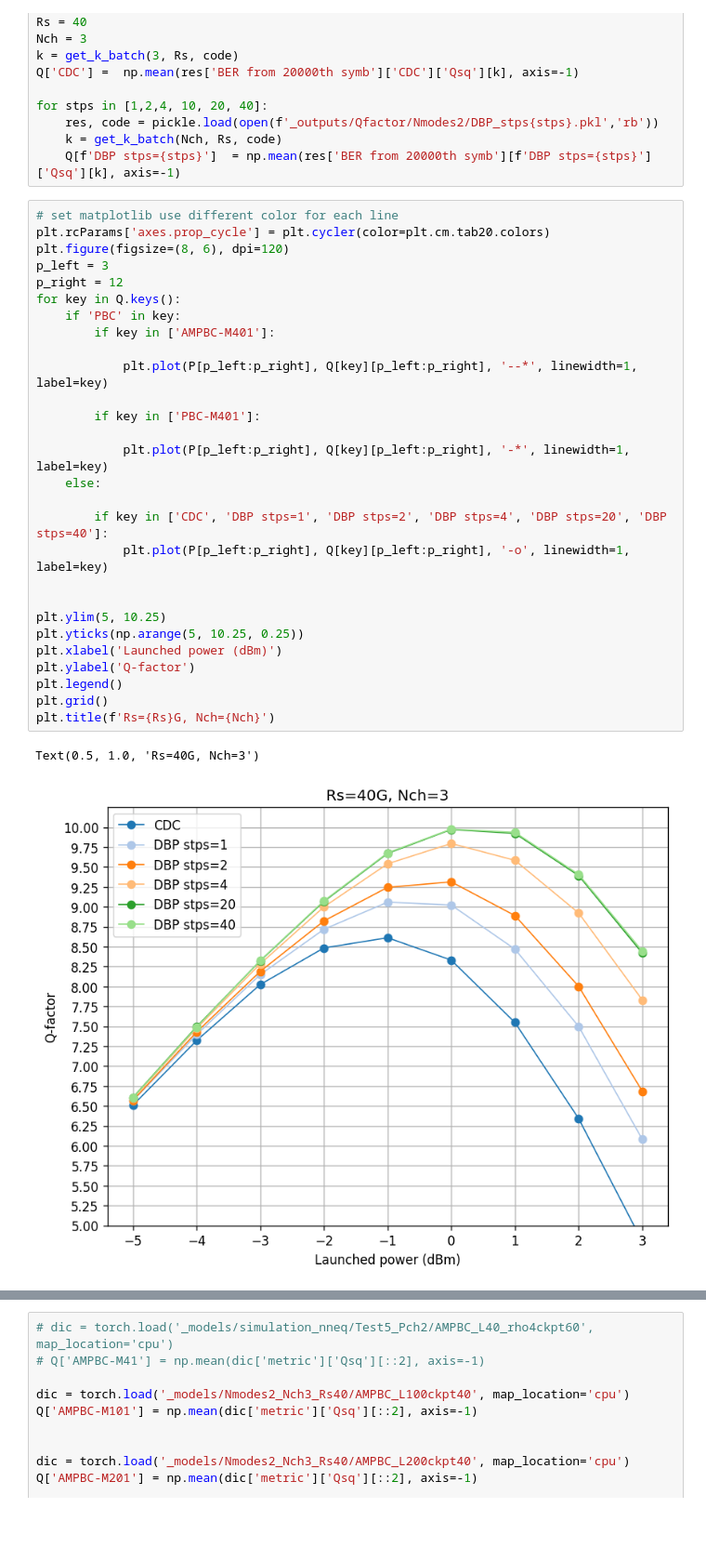
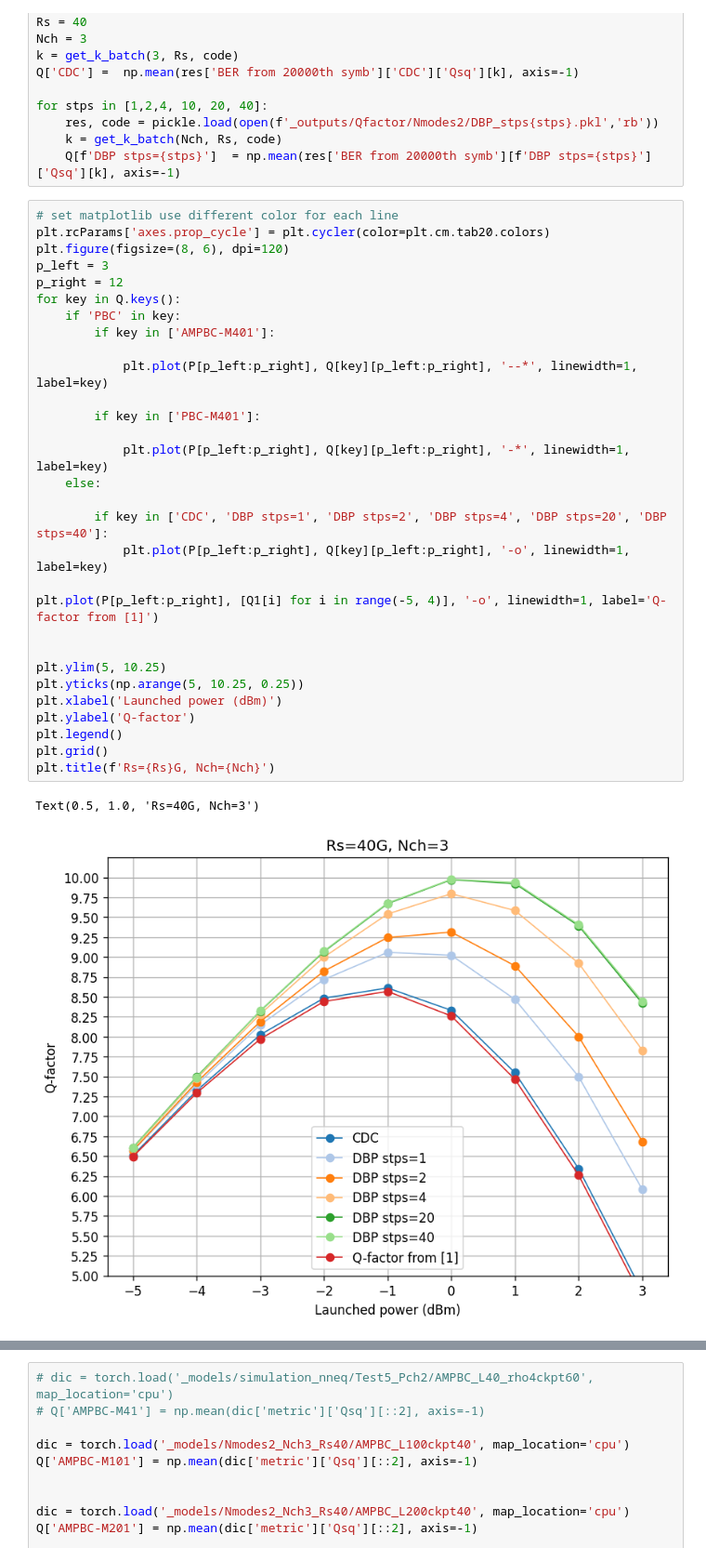
Before and after one commit to xinyuxiao113/TorchFiber, a Jupyter notebook: NN_plot.ipynb, the cells around one changed output, grey strips where cells are left out. Shown at 93% size. Drawn from its saved outputs; the diff is of its cells as text; blank space fills up the shorter version.

```diff
--- a/NN_plot.ipynb
+++ b/NN_plot.ipynb
@@ -17,31 +17,33 @@ for stps in [1,2,4, 10, 20, 40]:
 # %%
 # set matplotlib use different color for each line
 plt.rcParams['axes.prop_cycle'] = plt.cycler(color=plt.cm.tab20.colors)
 plt.figure(figsize=(8, 6), dpi=120)
 p_left = 3
 p_right = 12
 for key in Q.keys():
     if 'PBC' in key:
         if key in ['AMPBC-M401']:
 
             plt.plot(P[p_left:p_right], Q[key][p_left:p_right], '--*', linewidth=1, label=key)
 
         if key in ['PBC-M401']:
 
             plt.plot(P[p_left:p_right], Q[key][p_left:p_right], '-*', linewidth=1, label=key)
     else:
 
         if key in ['CDC', 'DBP stps=1', 'DBP stps=2', 'DBP stps=4', 'DBP stps=20', 'DBP stps=40']:
             plt.plot(P[p_left:p_right], Q[key][p_left:p_right], '-o', linewidth=1, label=key)
 
+plt.plot(P[p_left:p_right], [Q1[i] for i in range(-5, 4)], '-o', linewidth=1, label='Q-factor from [1]')
+
 
 plt.ylim(5, 10.25)
 plt.yticks(np.arange(5, 10.25, 0.25))
 plt.xlabel('Launched power (dBm)')
 plt.ylabel('Q-factor')
 plt.legend()
 plt.grid()
 plt.title(f'Rs={Rs}G, Nch={Nch}')
 # %% [output]
 Text(0.5, 1.0, 'Rs=40G, Nch=3')
-[figure, old version]
+[figure, new version]
```
Also changed, not shown: parts of 6 cells of this notebook, 10 other files.
